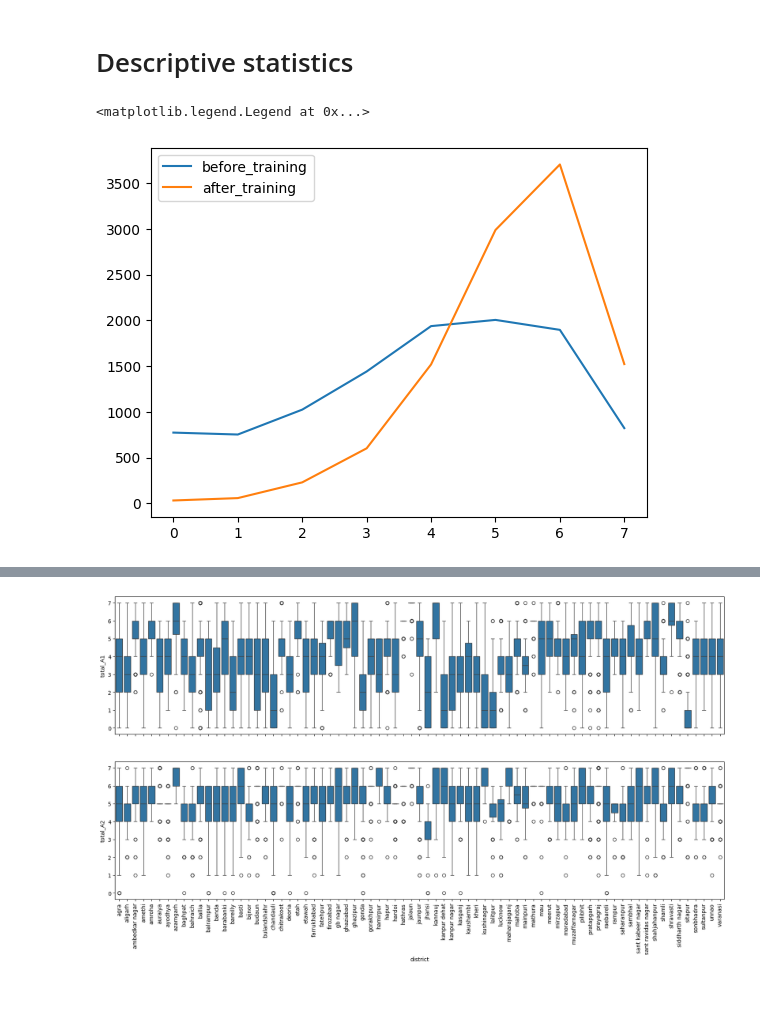
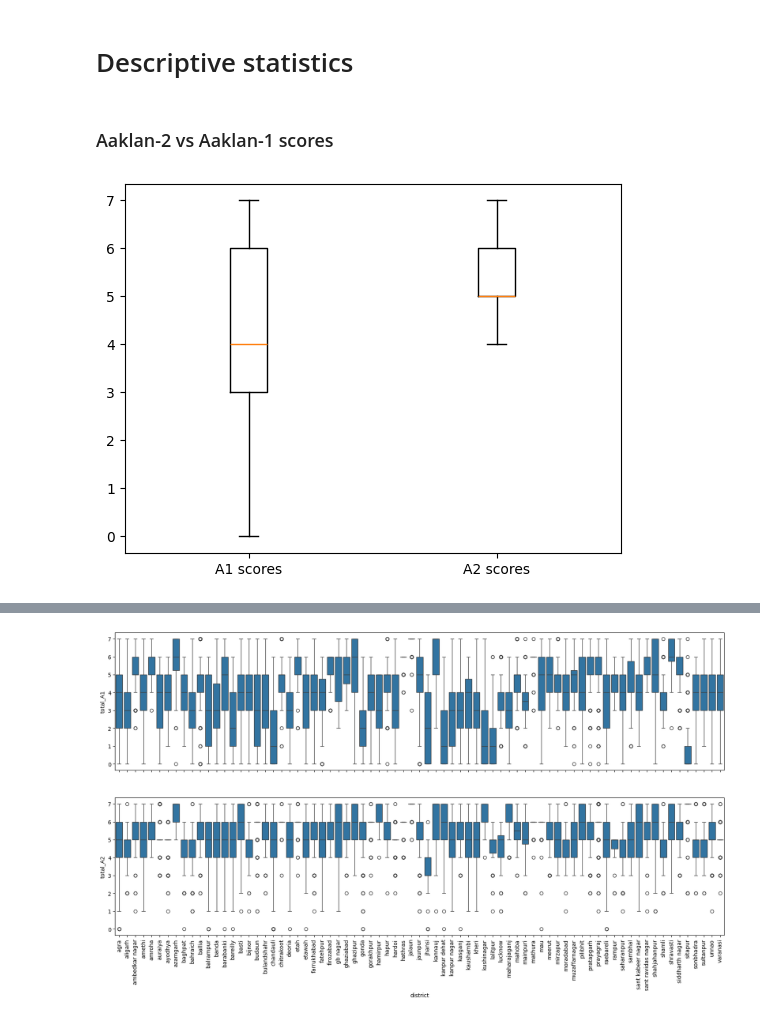
Before and after one commit to Tarunmehta004/Vidyut_Sakhi_training, a Jupyter notebook: Python implementation/Analysis 18Mar25.iPYNB, the cells around one changed output, grey strips where cells are left out. Drawn from its saved outputs; the diff is of its cells as text; code cells hidden in the pictures.

```diff
--- a/Python implementation/Analysis 18Mar25.iPYNB
+++ b/Python implementation/Analysis 18Mar25.iPYNB
@@ -90,10 +90,10 @@ rm_batch_list = np.unique(batch_df[(batch_df['batch_size']>=10) & (batch_df['A1_
                             + batch_df[(batch_df['batch_size']>=10) & (batch_df['A2_duplicate_percent']>=95)].index.to_list())      # Batches with cheating in Aaklan-2
 # %% [markdown]
 # Descriptive statistics
-# %%
-plt.plot(df_1['total_A1'].value_counts().sort_index(),label = 'before_training')
-plt.plot(df_1['total_A2'].value_counts().sort_index(),label = 'after_training')
-plt.legend()
-# %% [output]
-<matplotlib.legend.Legend at 0x...>
-[figure, removed]
+# %% [markdown]
+### Aaklan-2 vs Aaklan-1 scores
+# %%
+plt.boxplot([df_1['total_A1' ], df_1['total_A2']], tick_labels = ['A1 scores', 'A2 scores'], showfliers=False)
+plt.show()
+# %% [output]
+[figure, added]
```
Also changed, not shown: parts of 20 cells of this notebook.
